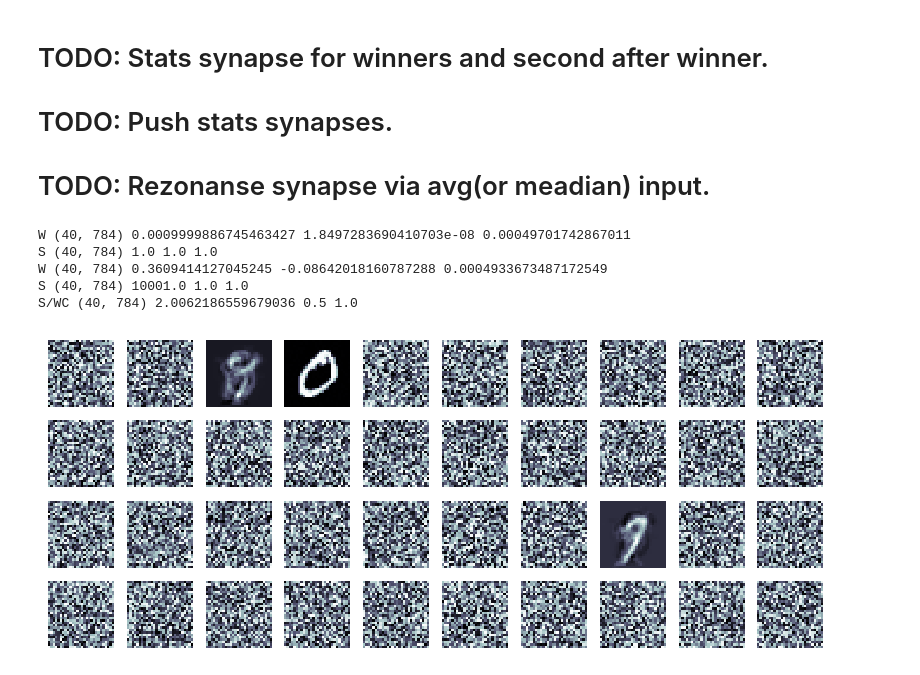
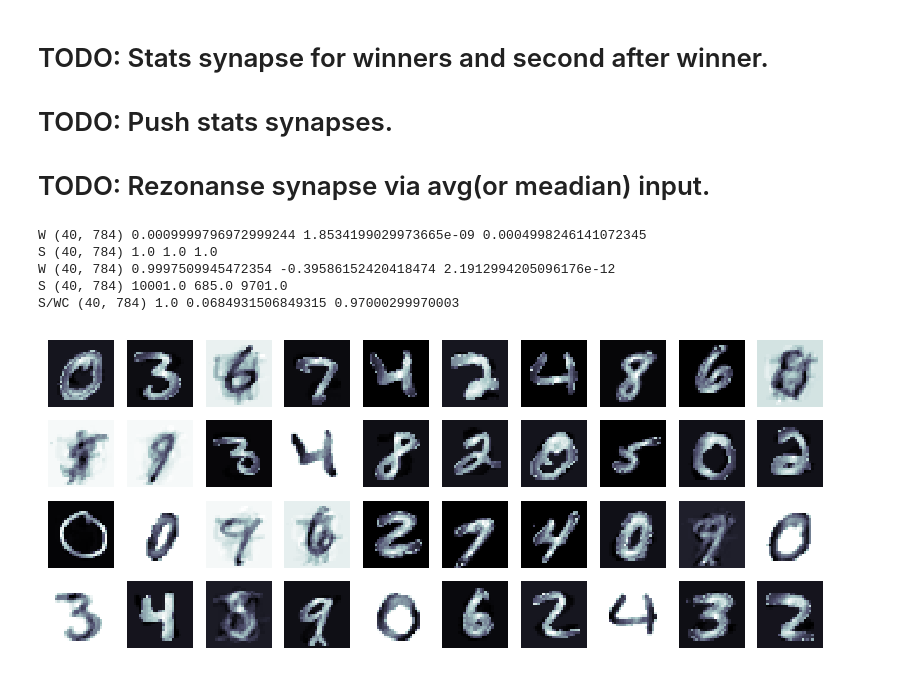
Before and after one commit to ivanoid768/bio_hebbian_with_neighbour_synapse_enforcement, a Jupyter notebook: resonance_synapses.ipynb, the cells around one changed output. Drawn from its saved outputs; the diff is of its cells as text; code cells hidden in the pictures.

```diff
--- a/resonance_synapses.ipynb
+++ b/resonance_synapses.ipynb
@@ -86,7 +86,7 @@ for epoch_idx in range(epoch_cnt):
         D[winner_ids[1:1+k]] = -push_delta
         D = D[np.newaxis].T
 
-        WC[winner_ids[0]] += 1
+        WC += 1
 
         # train S
         dS = np.zeros(S.shape)
@@ -94,7 +94,7 @@ for epoch_idx in range(epoch_cnt):
         dS[np.where(DO >= tr_S)] = 1
 
         # update S
-        S[winner_ids[:1+k]] += dS[winner_ids[:1+k]]
+        S += dS
         # norm S
         # S /= np.max(np.abs(S))
 
@@ -115,29 +115,29 @@ print('S', S.shape, S.max(), S.min(), np.median(S))
 SWC = (S/WC[np.newaxis].T)
 print('S/WC', SWC.shape, SWC.max(), SWC.min(), np.median(SWC))
 # %% [output]
-W (40, 784) 0.0009999886745463427 1.8497283690410703e-08 0.00049701742867011
+W (40, 784) 0.0009999796972999244 1.8534199029973665e-09 0.0004998246141072345
 S (40, 784) 1.0 1.0 1.0
-W (40, 784) 0.3609414127045245 -0.08642018160787288 0.0004933673487172549
-S (40, 784) 10001.0 1.0 1.0
-S/WC (40, 784) 2.0062186559679036 0.5 1.0
+W (40, 784) 0.9997509945472354 -0.39586152420418474 2.1912994205096176e-12
+S (40, 784) 10001.0 685.0 9701.0
+S/WC (40, 784) 1.0 0.0684931506849315 0.97000299970003
 # %%
 row_size = 10
 col_size = int(layer_size / row_size)
 
 figure(figsize=(row_size, col_size))
 
 SO = W * S
 for col_idx in range(col_size):
     for row_idx in range(row_size):
         n_W_idx = col_idx * row_size + row_idx
 
-        aimg = W[n_W_idx].reshape(img_side, img_side)
+        aimg = SO[n_W_idx].reshape(img_side, img_side)
 
         subplot(col_size, row_size, n_W_idx + 1)
 
         imshow(aimg, interpolation='none', aspect='auto', cmap='bone')
         axis("off")
 
 show()
 # %% [output]
-[figure, old version]
+[figure, new version]
```
